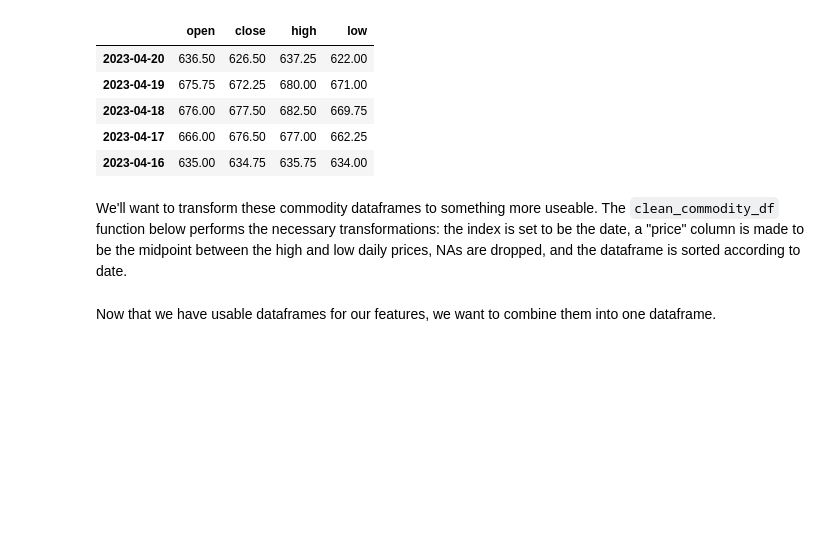
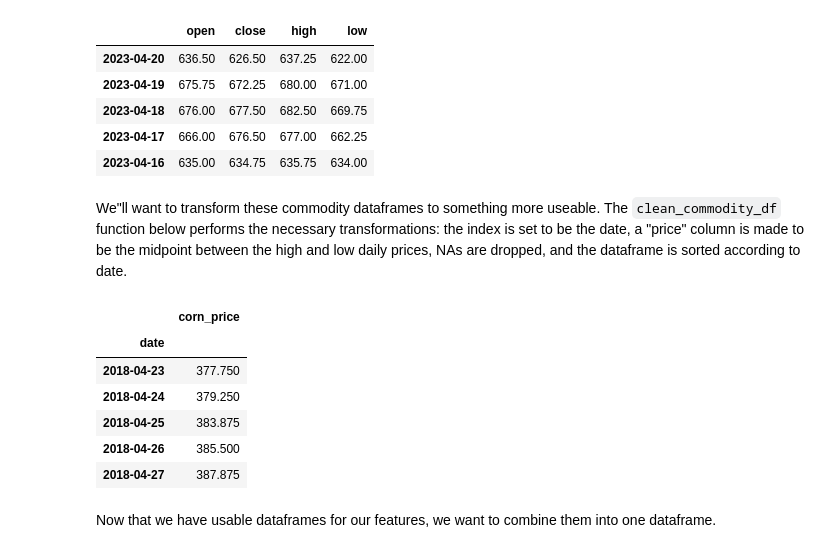
Before and after one commit to PrayusShrestha/crop-price-prediction, a Jupyter notebook: src/final_project.ipynb, the cells around one changed output. Cells and saved outputs as stored; diff of their text form; code cells hidden in the pictures; blank space fills up the shorter version.

```diff
--- a/src/final_project.ipynb
+++ b/src/final_project.ipynb
@@ -113,6 +107,6 @@ corn_df.head()
 | 2023-04-17 | 666.00 | 676.50 | 677.00 | 662.25 |
 | 2023-04-16 | 635.00 | 634.75 | 635.75 | 634.00 |
 # %% [markdown]
-We'll want to transform these commodity dataframes to something more useable. The `clean_commodity_df` function below performs the necessary transformations: the index is set to be the date, a "price" column is made to be the midpoint between the high and low daily prices, NAs are dropped, and the dataframe is sorted according to date.
+We"ll want to transform these commodity dataframes to something more useable. The `clean_commodity_df` function below performs the necessary transformations: the index is set to be the date, a "price" column is made to be the midpoint between the high and low daily prices, NAs are dropped, and the dataframe is sorted according to date.
 # %%
 def clean_commodity_df(df: pd.DataFrame, price_col_name: str = "price") -> pd.DataFrame:
@@ -137,6 +131,17 @@ oil_df = clean_commodity_df(df=oil_df, price_col_name="oil_price")
 lumber_df = clean_commodity_df(df=lumber_df, price_col_name="lumber_price")
 oat_df = clean_commodity_df(df=oat_df, price_col_name="oat_price")
 wheat_df = clean_commodity_df(df=wheat_df, price_col_name="wheat_price")
+# %%
+# Without loss of generality, showing the corn_df
+corn_df.head()
+# %% [output]
+|  | corn_price |
+| date |  |
+| 2018-04-23 | 377.750 |
+| 2018-04-24 | 379.250 |
+| 2018-04-25 | 383.875 |
+| 2018-04-26 | 385.500 |
+| 2018-04-27 | 387.875 |
 # %% [markdown]
 Now that we have usable dataframes for our features, we want to combine them into one dataframe.
 # %%
```
Also changed, not shown: parts of 46 cells of this notebook, 1 other file.
